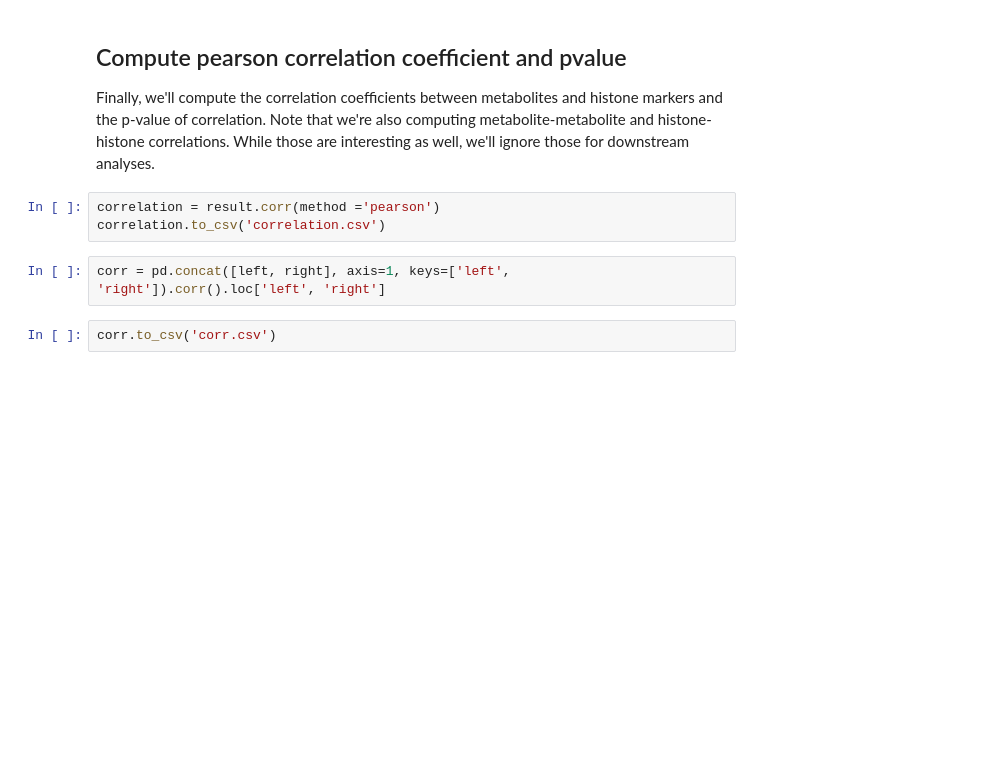
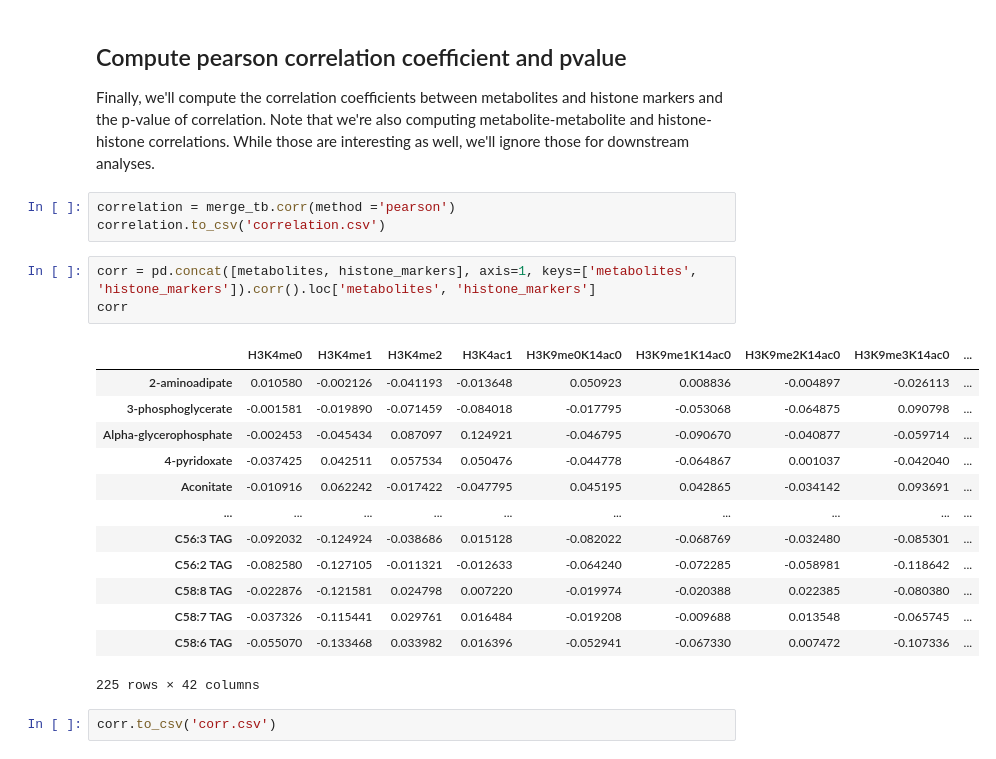
Before and after one commit to sriram-lab/egem, a Jupyter notebook: src/python/EDA/MET2GCP_CORR.ipynb, the cells around one changed output. Cells and saved outputs as stored; diff of their text form; blank space fills up the shorter version.

```diff
--- a/src/python/EDA/MET2GCP_CORR.ipynb
+++ b/src/python/EDA/MET2GCP_CORR.ipynb
@@ -123,10 +123,25 @@ right.head()
 ## Compute pearson correlation coefficient and pvalue
 Finally, we'll compute the correlation coefficients between metabolites and histone markers and the p-value of correlation. Note that we're also computing metabolite-metabolite and histone-histone correlations. While those are interesting as well, we'll ignore those for downstream analyses.
 # %%
-correlation = result.corr(method ='pearson')
+correlation = merge_tb.corr(method ='pearson')
 correlation.to_csv('correlation.csv')
 # %%
-corr = pd.concat([left, right], axis=1, keys=['left', 'right']).corr().loc['left', 'right']
+corr = pd.concat([metabolites, histone_markers], axis=1, keys=['metabolites', 'histone_markers']).corr().loc['metabolites', 'histone_markers']
+corr
+# %% [output]
+|  | H3K4me0 | H3K4me1 | H3K4me2 | H3K4ac1 | H3K9me0K14ac0 | H3K9me1K14ac0 | H3K9me2K14ac0 | H3K9me3K14ac0 | ... |
+| 2-aminoadipate | 0.010580 | -0.002126 | -0.041193 | -0.013648 | 0.050923 | 0.008836 | -0.004897 | -0.026113 | ... |
+| 3-phosphoglycerate | -0.001581 | -0.019890 | -0.071459 | -0.084018 | -0.017795 | -0.053068 | -0.064875 | 0.090798 | ... |
+| Alpha-glycerophosphate | -0.002453 | -0.045434 | 0.087097 | 0.124921 | -0.046795 | -0.090670 | -0.040877 | -0.059714 | ... |
+| 4-pyridoxate | -0.037425 | 0.042511 | 0.057534 | 0.050476 | -0.044778 | -0.064867 | 0.001037 | -0.042040 | ... |
+| Aconitate | -0.010916 | 0.062242 | -0.017422 | -0.047795 | 0.045195 | 0.042865 | -0.034142 | 0.093691 | ... |
+| ... | ... | ... | ... | ... | ... | ... | ... | ... | ... |
+| C56:3 TAG | -0.092032 | -0.124924 | -0.038686 | 0.015128 | -0.082022 | -0.068769 | -0.032480 | -0.085301 | ... |
+| C56:2 TAG | -0.082580 | -0.127105 | -0.011321 | -0.012633 | -0.064240 | -0.072285 | -0.058981 | -0.118642 | ... |
+| C58:8 TAG | -0.022876 | -0.121581 | 0.024798 | 0.007220 | -0.019974 | -0.020388 | 0.022385 | -0.080380 | ... |
+| C58:7 TAG | -0.037326 | -0.115441 | 0.029761 | 0.016484 | -0.019208 | -0.009688 | 0.013548 | -0.065745 | ... |
+| C58:6 TAG | -0.055070 | -0.133468 | 0.033982 | 0.016396 | -0.052941 | -0.067330 | 0.007472 | -0.107336 | ... |
+225 rows × 42 columns
 # %%
 corr.to_csv('corr.csv')
 # %%
```
Also changed, not shown: parts of 6 cells of this notebook.
